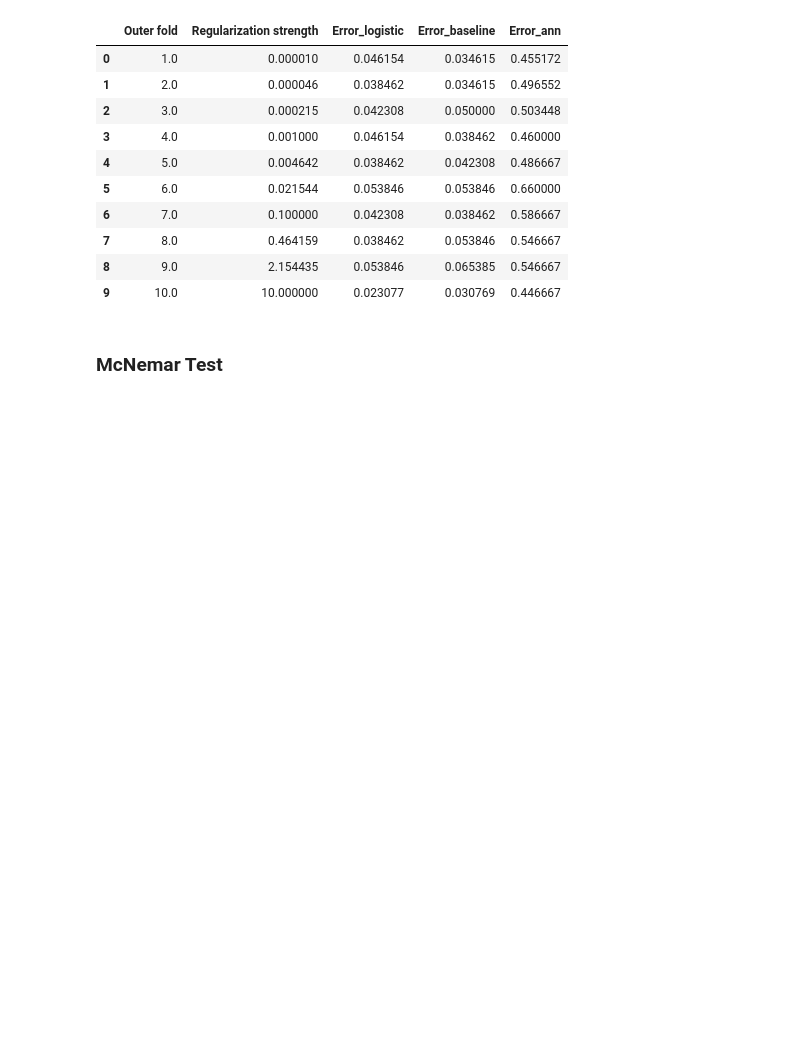
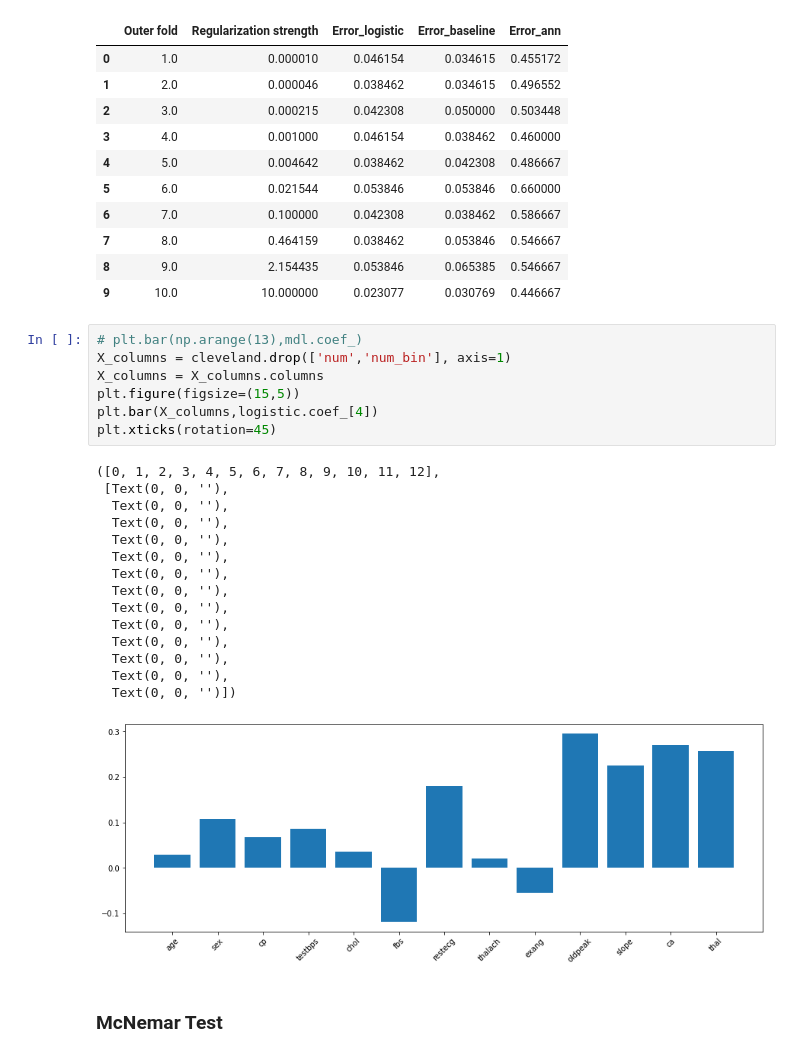
Before and after one commit to WizenPainter/DTU-02450, a Jupyter notebook: Assignment 1/project.ipynb, the cells around one changed output. Cells and saved outputs as stored; diff of their text form; blank space fills up the shorter version.

```diff
--- a/Assignment 1/project.ipynb
+++ b/Assignment 1/project.ipynb
@@ -1596,6 +1552,29 @@ table.head(10)
 | 7 | 8.0 | 0.464159 | 0.038462 | 0.053846 | 0.546667 |
 | 8 | 9.0 | 2.154435 | 0.053846 | 0.065385 | 0.546667 |
 | 9 | 10.0 | 10.000000 | 0.023077 | 0.030769 | 0.446667 |
+# %%
+# plt.bar(np.arange(13),mdl.coef_)
+X_columns = cleveland.drop(['num','num_bin'], axis=1)
+X_columns = X_columns.columns
+plt.figure(figsize=(15,5))
+plt.bar(X_columns,logistic.coef_[4])
+plt.xticks(rotation=45)
+# %% [output]
+([0, 1, 2, 3, 4, 5, 6, 7, 8, 9, 10, 11, 12],
+ [Text(0, 0, ''),
+  Text(0, 0, ''),
+  Text(0, 0, ''),
+  Text(0, 0, ''),
+  Text(0, 0, ''),
+  Text(0, 0, ''),
+  Text(0, 0, ''),
+  Text(0, 0, ''),
+  Text(0, 0, ''),
+  Text(0, 0, ''),
+  Text(0, 0, ''),
+  Text(0, 0, ''),
+  Text(0, 0, '')])
+[figure, added]
 # %% [markdown]
 ### McNemar Test
 # %%
```
Also changed, not shown: parts of 4 cells of this notebook.
